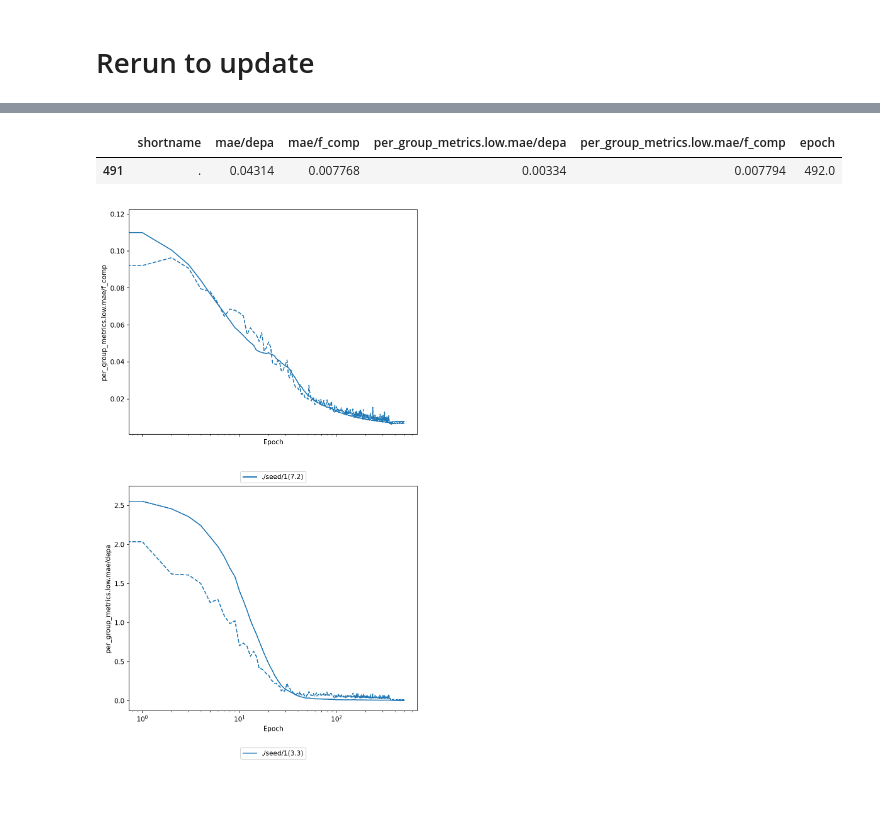
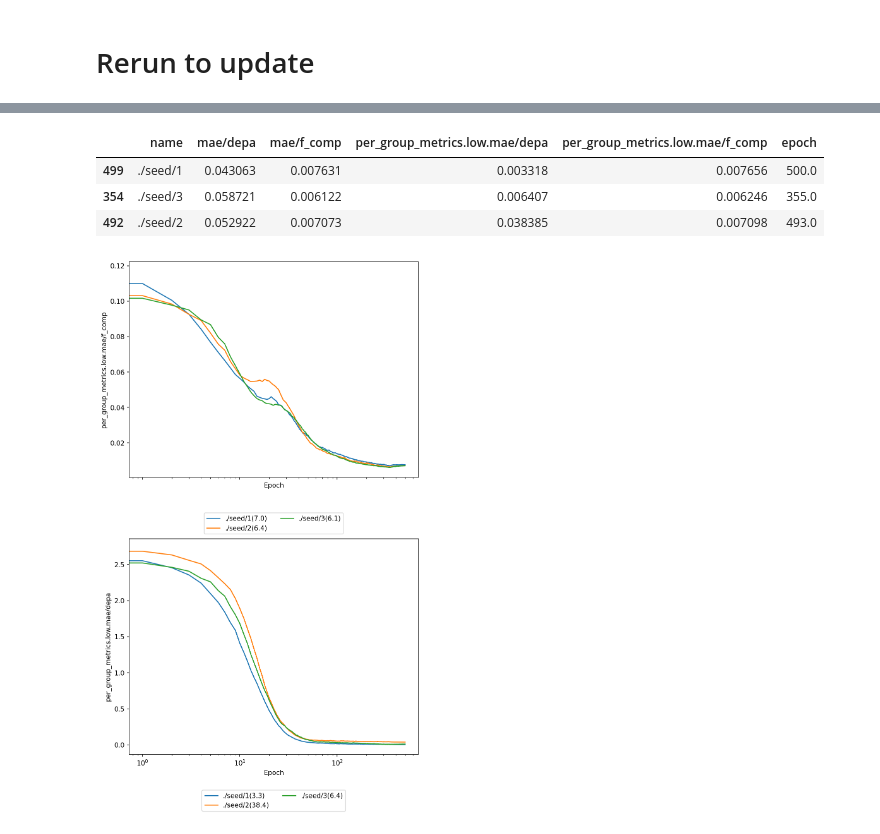
Before and after one commit to ICAMS/grace-tutorial, a Jupyter notebook: 1-AlLi-GRACE-2LAYER/1-fit/visualize_metrics.ipynb, the cells around one changed output, grey strips where cells are left out. Saved outputs shown, nothing was run; the diff lists cells and outputs as text; code cells hidden in the pictures; blank space fills up the shorter version.

```diff
--- a/1-AlLi-GRACE-2LAYER/1-fit/visualize_metrics.ipynb
+++ b/1-AlLi-GRACE-2LAYER/1-fit/visualize_metrics.ipynb
@@ -83,27 +84,29 @@ fkey="per_group_metrics.low.mae/depa"
 # %%
 common_prefix,df, gdf=process_fit_dict(fit_dict, fkey=fkey, align_folder=True)
 # %%
-df[["shortname","mae/depa","mae/f_comp",
+df[["name","mae/depa","mae/f_comp",
     "per_group_metrics.low.mae/depa",
     "per_group_metrics.low.mae/f_comp",
     "epoch"]].sort_values(fkey).head(50)
 # %% [output]
-|  | shortname | mae/depa | mae/f_comp | per_group_metrics.low.mae/depa | per_group_metrics.low.mae/f_comp | epoch |
-| 491 | . | 0.04314 | 0.007768 | 0.00334 | 0.007794 | 492.0 |
+|  | name | mae/depa | mae/f_comp | per_group_metrics.low.mae/depa | per_group_metrics.low.mae/f_comp | epoch |
+| 499 | ./seed/1 | 0.043063 | 0.007631 | 0.003318 | 0.007656 | 500.0 |
+| 354 | ./seed/3 | 0.058721 | 0.006122 | 0.006407 | 0.006246 | 355.0 |
+| 492 | ./seed/2 | 0.052922 | 0.007073 | 0.038385 | 0.007098 | 493.0 |
 # %%
 # gdf
 # %%
 fig, ax_e, ax_f = plot_dashboard(fit_dict,
-                                 plot_train=True,
+                                 plot_train=False,
                                  label="shortname_and_seed",
                                  metric="per_group_metrics.low.mae" #
                                 )
 ax_e.legend(ncol=2, bbox_to_anchor=(0.5,-0.15), loc="upper center")
 ax_f.legend(ncol=2, bbox_to_anchor=(0.5,-0.15), loc="upper center")
 
 
 ax_e.set_xscale('log')
 fig.suptitle(common_prefix)
 fig.tight_layout()
 # %% [output]
-[figure, old version]
+[figure, new version]
```
Also changed, not shown: parts of 9 cells of this notebook, 25 other files.
